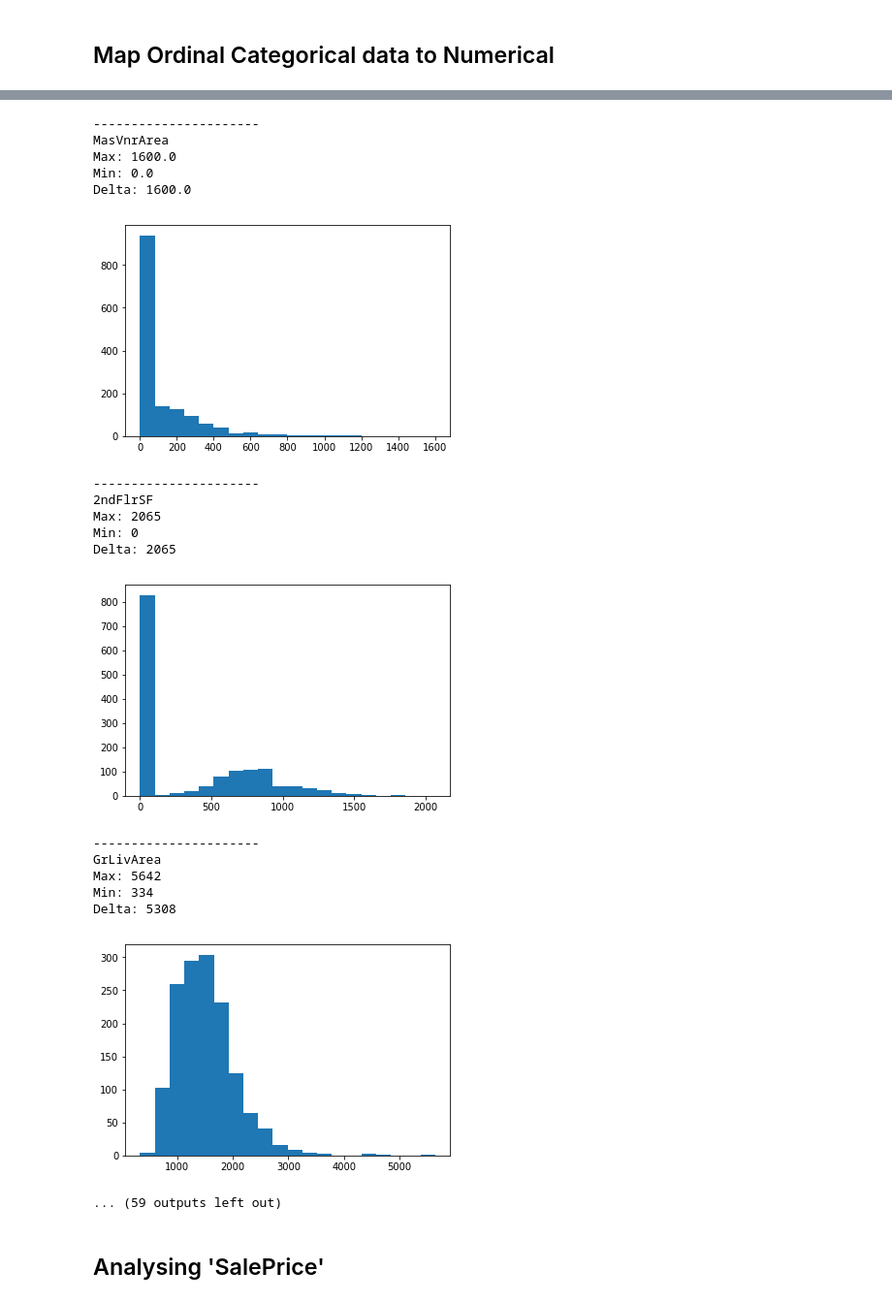
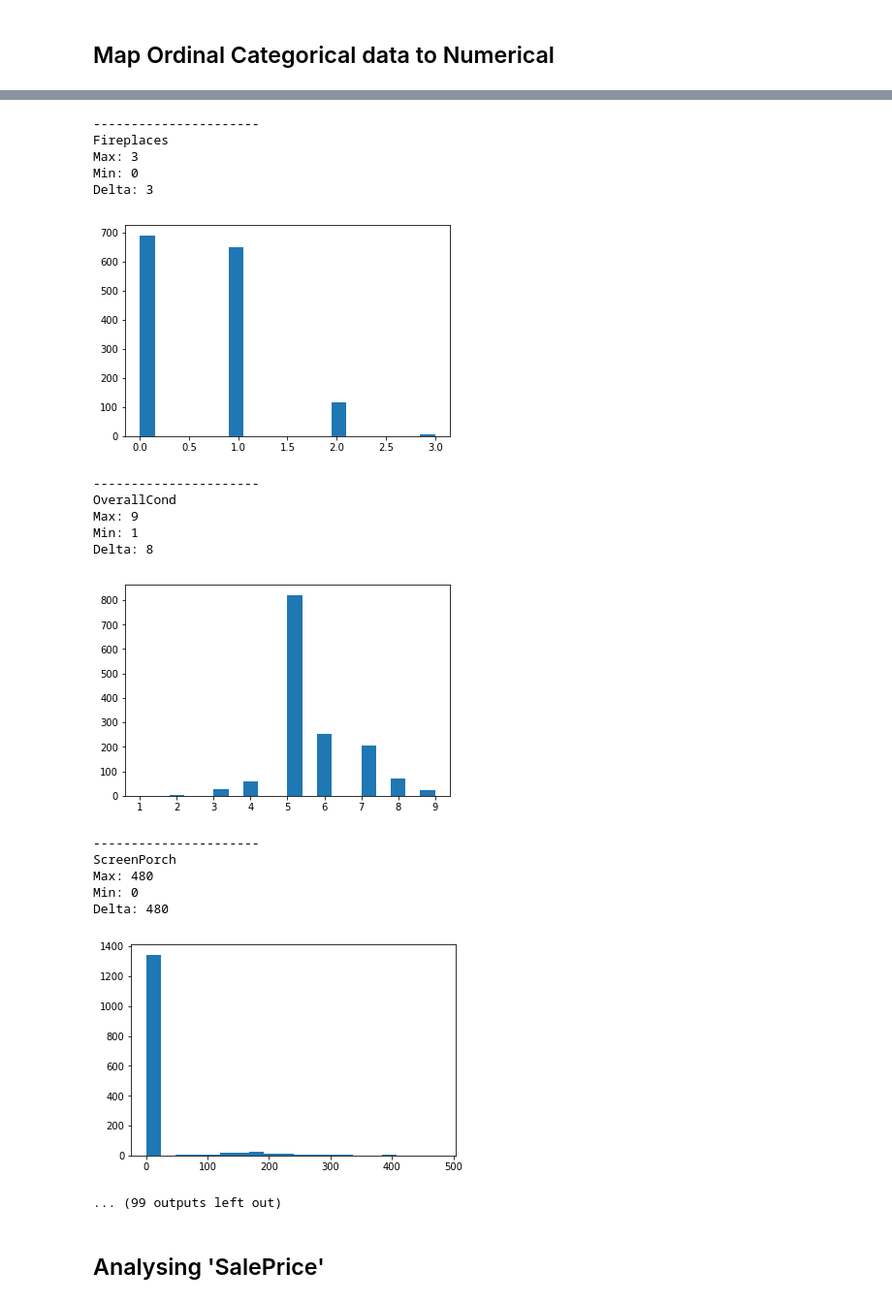
Before and after one commit to MShooshtari/Kaggle_House_Prices, a Jupyter notebook: Raw_Data_Evaluation.ipynb, the cells around one changed output, grey strips where cells are left out. Shown at 97% size. Cells and saved outputs as stored; diff of their text form; code cells hidden in the pictures.

Commit message:
Ordicnal Categorical features converted to Numerical. Stats added

```diff
--- a/Raw_Data_Evaluation.ipynb
+++ b/Raw_Data_Evaluation.ipynb
@@ -79,0 +82,6 @@ Fence
+# %%
+import json
+fileName = 'cat_ord_dict.txt'
+f = open(fileName,'r')
+conversion_dict = json.loads(f.read())
+print(conversion_dict)
@@ -79,0 +90,17 @@ Fence
+# %%
+# des_ord_DF = des_ord_DF.map(conversion_dict)
+# for var in des_ord_DF:
+#     print(var)
+#     print(des_ord_DF[var].unique())
+
+cat_ord_DF_numerical = des_ord_DF.copy()
+for feature in conversion_dict:
+    print(feature)
+    print(des_ord_DF[feature].unique())
+    temp_conversion_dict = conversion_dict[feature]
+    if ('NA' in temp_conversion_dict): # Replace 'NA' with np.nan
+        temp_conversion_dict[np.nan] = temp_conversion_dict.pop('NA')
+    print(temp_conversion_dict)
+    cat_ord_DF_numerical[feature] = des_ord_DF[feature].map(temp_conversion_dict)
+    print(cat_ord_DF_numerical[feature].unique())
+    print('------------')
@@ -80,6 +125,8 @@ Fence
 # %%
 colIndex=0
 binwidth = 5
+
+conDF = pd.concat([conDF, cat_ord_DF_numerical], axis=1)
 listOFContinuesCols = list(conDF)
 
 nrows = len(listOFContinuesCols)
@@ -121,22 +168,22 @@ Delta: 60
 ----------------------
-MasVnrArea
-Max: 1600.0
-Min: 0.0
-Delta: 1600.0
+Fireplaces
+Max: 3
+Min: 0
+Delta: 3
-[figure, old version]
+[figure, new version]
 ----------------------
-2ndFlrSF
-Max: 2065
-Min: 0
-Delta: 2065
+OverallCond
+Max: 9
+Min: 1
+Delta: 8
-[figure, old version]
+[figure, new version]
 ----------------------
-GrLivArea
-Max: 5642
-Min: 334
-Delta: 5308
+ScreenPorch
+Max: 480
+Min: 0
+Delta: 480
-[figure, old version]
+[figure, new version]
-... (59 outputs left out)
+... (99 outputs left out)
 # %% [markdown]
 ## Analysing 'SalePrice'
 # %%
```
Also changed, not shown: parts of 8 cells of this notebook.
